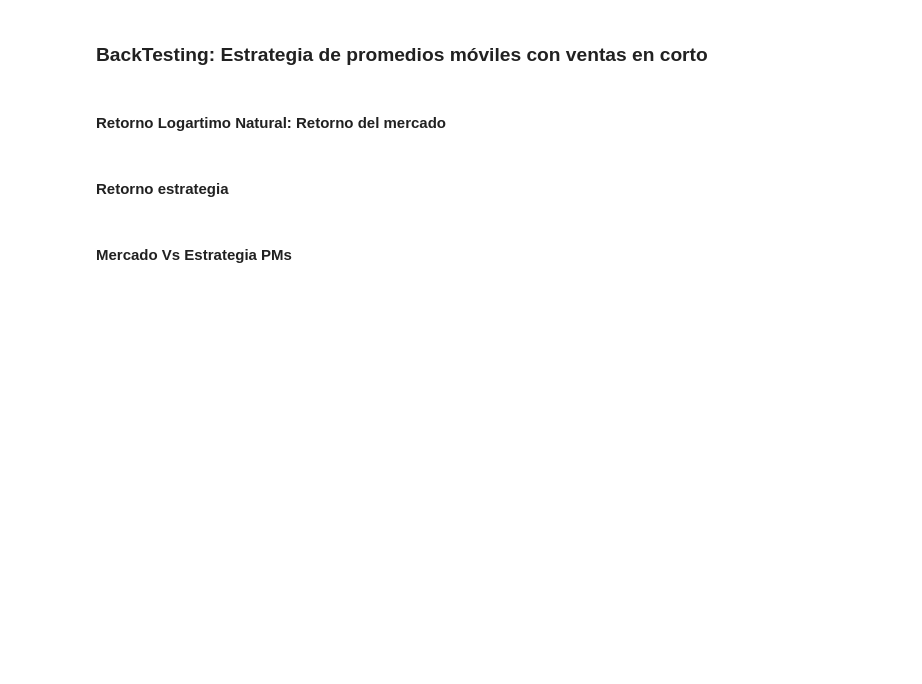
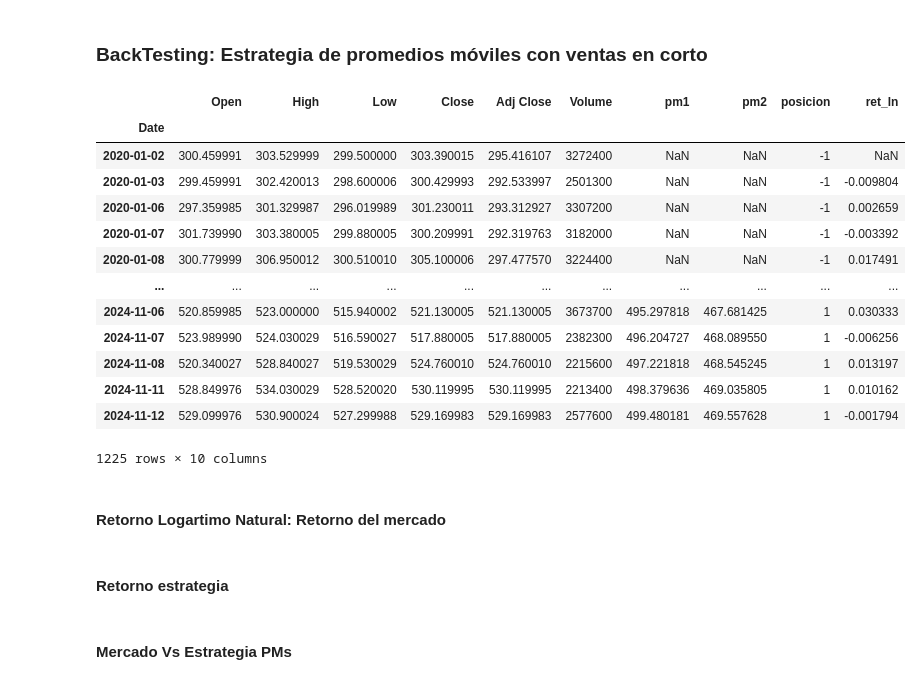
Before and after one commit to carlosdeoncedos/CienciaDatosFinanzas2024_11, a Jupyter notebook: Sesion9.ipynb, the cells around one changed output. Cells and saved outputs as stored; diff of their text form; code cells hidden in the pictures; blank space fills up the shorter version.

```diff
--- a/Sesion9.ipynb
+++ b/Sesion9.ipynb
@@ -1577,3 +1662,20 @@ https://numpy.org/doc/stable/reference/generated/numpy.where.html
+# %%
+master_card
+# %% [output]
+|  | Open | High | Low | Close | Adj Close | Volume | pm1 | pm2 | posicion | ret_ln |
+| Date |  |  |  |  |  |  |  |  |  |  |
+| 2020-01-02 | 300.459991 | 303.529999 | 299.500000 | 303.390015 | 295.416107 | 3272400 | NaN | NaN | -1 | NaN |
+| 2020-01-03 | 299.459991 | 302.420013 | 298.600006 | 300.429993 | 292.533997 | 2501300 | NaN | NaN | -1 | -0.009804 |
+| 2020-01-06 | 297.359985 | 301.329987 | 296.019989 | 301.230011 | 293.312927 | 3307200 | NaN | NaN | -1 | 0.002659 |
+| 2020-01-07 | 301.739990 | 303.380005 | 299.880005 | 300.209991 | 292.319763 | 3182000 | NaN | NaN | -1 | -0.003392 |
+| 2020-01-08 | 300.779999 | 306.950012 | 300.510010 | 305.100006 | 297.477570 | 3224400 | NaN | NaN | -1 | 0.017491 |
+| ... | ... | ... | ... | ... | ... | ... | ... | ... | ... | ... |
+| 2024-11-06 | 520.859985 | 523.000000 | 515.940002 | 521.130005 | 521.130005 | 3673700 | 495.297818 | 467.681425 | 1 | 0.030333 |
+| 2024-11-07 | 523.989990 | 524.030029 | 516.590027 | 517.880005 | 517.880005 | 2382300 | 496.204727 | 468.089550 | 1 | -0.006256 |
+| 2024-11-08 | 520.340027 | 528.840027 | 519.530029 | 524.760010 | 524.760010 | 2215600 | 497.221818 | 468.545245 | 1 | 0.013197 |
+| 2024-11-11 | 528.849976 | 534.030029 | 528.520020 | 530.119995 | 530.119995 | 2213400 | 498.379636 | 469.035805 | 1 | 0.010162 |
+| 2024-11-12 | 529.099976 | 530.900024 | 527.299988 | 529.169983 | 529.169983 | 2577600 | 499.480181 | 469.557628 | 1 | -0.001794 |
+1225 rows × 10 columns
 # %% [markdown]
 #### Retorno Logartimo Natural:  Retorno del mercado
 # %% [markdown]
```
Also changed, not shown: parts of 12 cells of this notebook.
